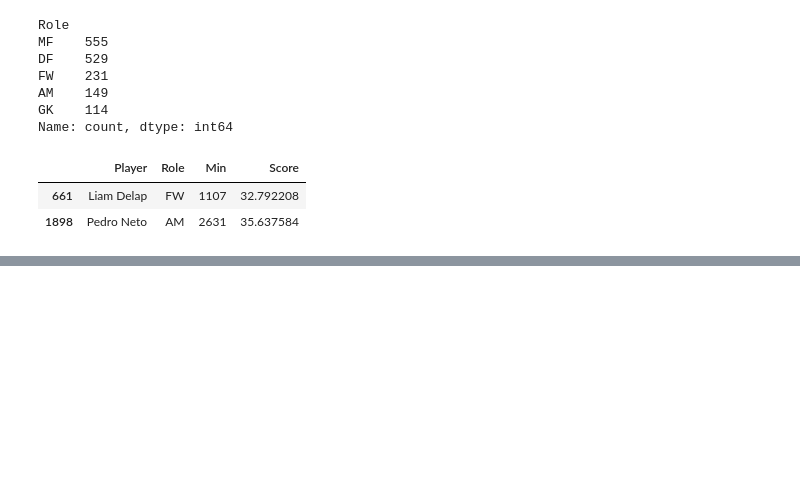
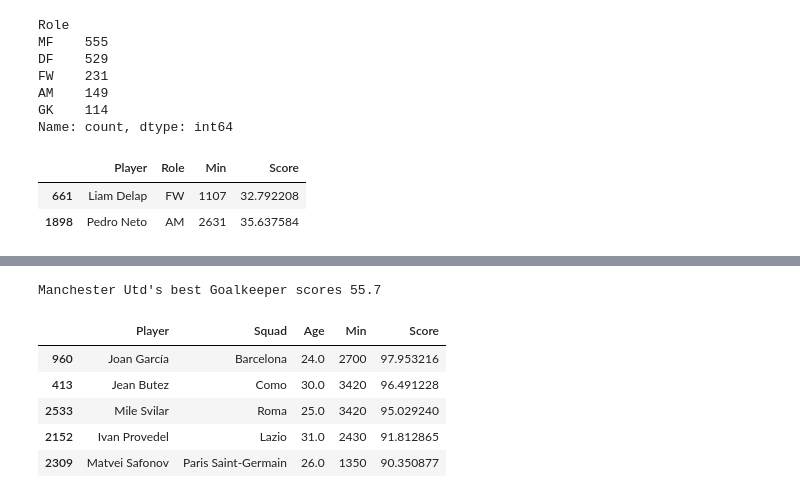
Before and after one commit to TamukaTom/We-need-players, a Jupyter notebook: explore.ipynb, the cells around one changed output, grey strips where cells are left out. Saved outputs shown, nothing was run; the diff lists cells and outputs as text; code cells hidden in the pictures; blank space fills up the shorter version.

```diff
--- a/explore.ipynb
+++ b/explore.ipynb
@@ -549,0 +584,20 @@ underperformers("Chelsea")
+# %%
+def recommend(team_name, role, n=5):
+    squad = players[(players["Squad"] == team_name) & (players["Role"] == role)]
+    if squad.empty:
+        print(f"No {role} with enough minutes found for {team_name}.")
+        return
+    current_best = squad["Score"].max()
+    print(f"{team_name}'s best {role} scores {current_best:.1f}")
+    pool = players[(players["Role"] == role) & (players["Squad"] != team_name) & (players["Score"] > current_best)]
+    return pool[["Player", "Squad", "Age", "Min", "Score"]].sort_values("Score", ascending=False).head(n)
+
+recommend("Manchester Utd", "Goalkeeper")
+# %% [output]
+Manchester Utd's best Goalkeeper scores 55.7
+|  | Player | Squad | Age | Min | Score |
+| 960 | Joan García | Barcelona | 24.0 | 2700 | 97.953216 |
+| 413 | Jean Butez | Como | 30.0 | 3420 | 96.491228 |
+| 2533 | Mile Svilar | Roma | 25.0 | 3420 | 95.029240 |
+| 2152 | Ivan Provedel | Lazio | 31.0 | 2430 | 91.812865 |
+| 2309 | Matvei Safonov | Paris Saint-Germain | 26.0 | 1350 | 90.350877 |
```
Also changed, not shown: parts of 2 cells of this notebook.
